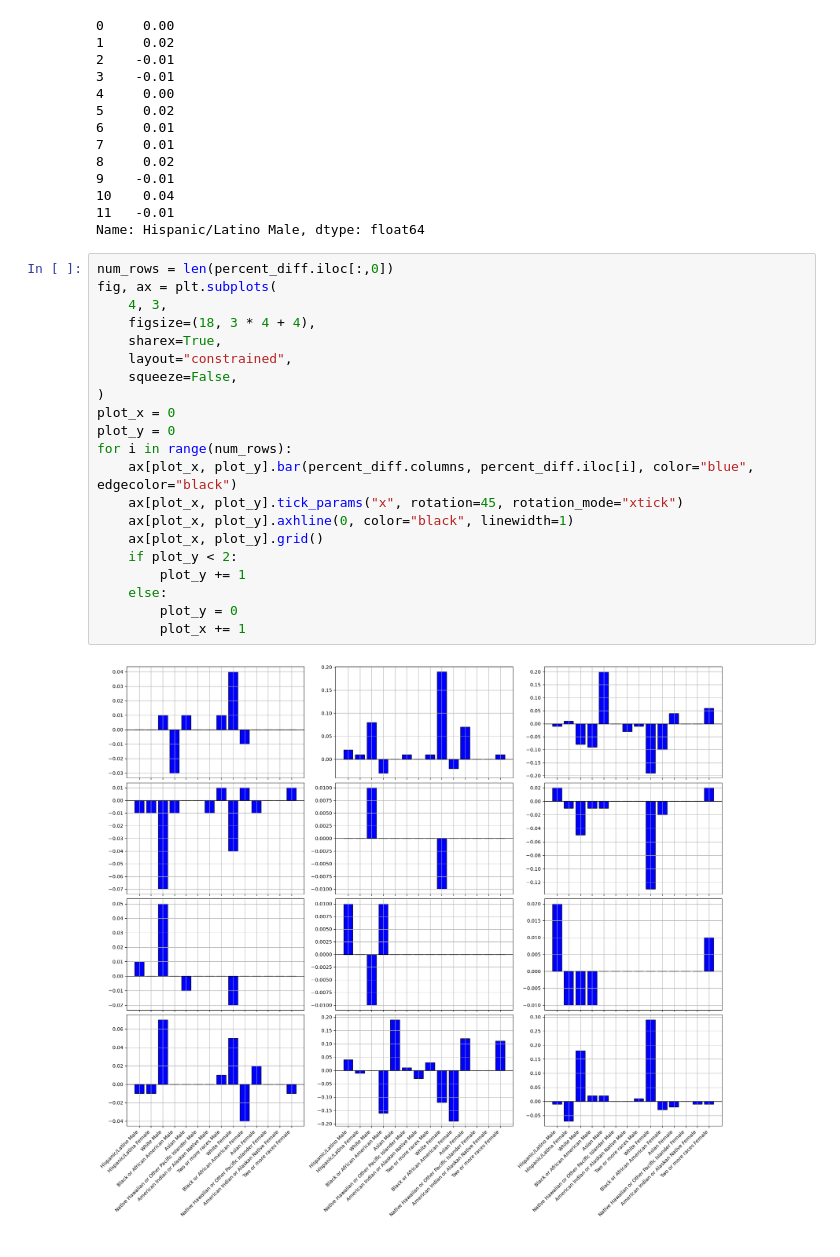
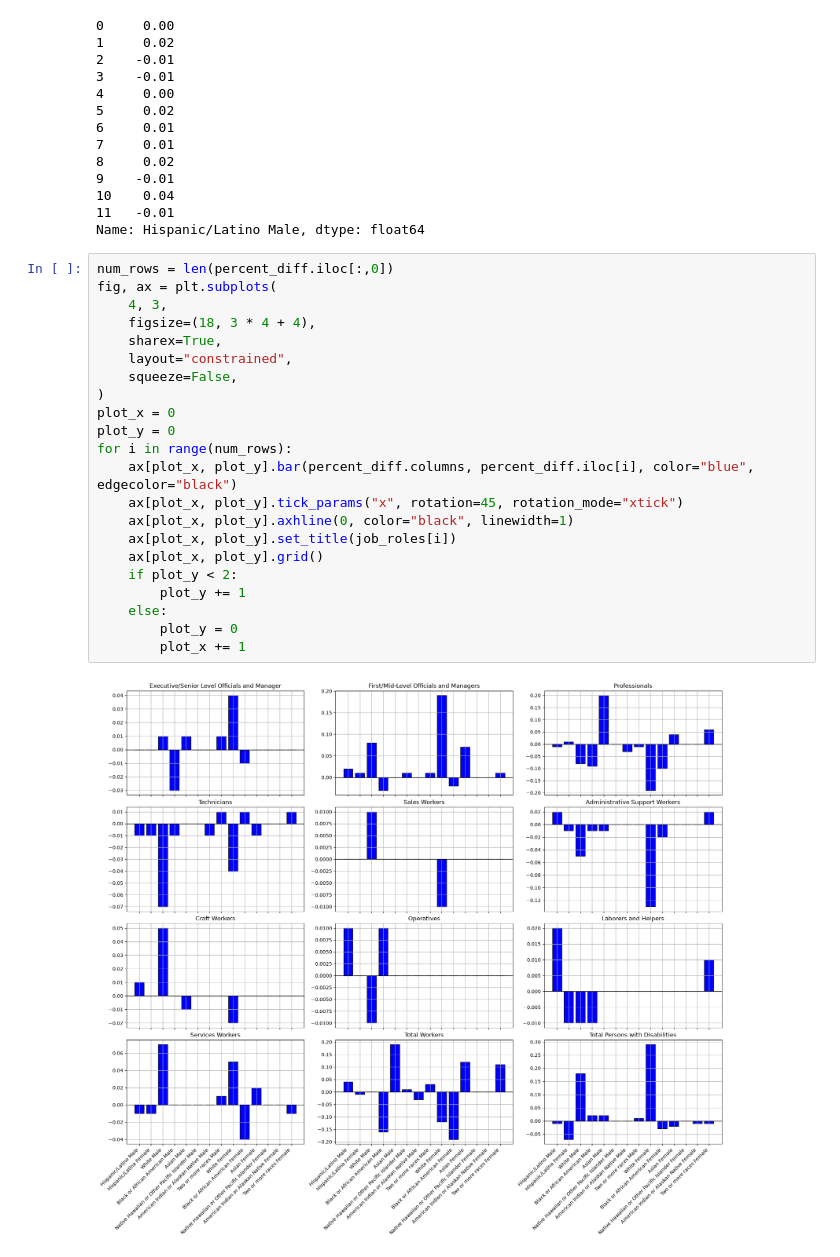
Before and after one commit to jackcienkus/mdcr-capstone, a Jupyter notebook: C_Analysis.ipynb, the cells around one changed output. Drawn from its saved outputs; the diff is of its cells as text.

Commit message:
Updated graph to include subplot titles

```diff
--- a/C_Analysis.ipynb
+++ b/C_Analysis.ipynb
@@ -333,23 +337,24 @@ Name: Hispanic/Latino Male, dtype: float64
 # %%
 num_rows = len(percent_diff.iloc[:,0])
 fig, ax = plt.subplots(
     4, 3,
     figsize=(18, 3 * 4 + 4),
     sharex=True,
     layout="constrained",
     squeeze=False,
 )
 plot_x = 0
 plot_y = 0
 for i in range(num_rows):
     ax[plot_x, plot_y].bar(percent_diff.columns, percent_diff.iloc[i], color="blue", edgecolor="black")
     ax[plot_x, plot_y].tick_params("x", rotation=45, rotation_mode="xtick")
     ax[plot_x, plot_y].axhline(0, color="black", linewidth=1)
+    ax[plot_x, plot_y].set_title(job_roles[i])
     ax[plot_x, plot_y].grid()
     if plot_y < 2:
         plot_y += 1
     else:
         plot_y = 0
         plot_x += 1
 # %% [output]
-[figure, old version]
+[figure, new version]
```
Also changed, not shown: parts of 1 cell of this notebook.
